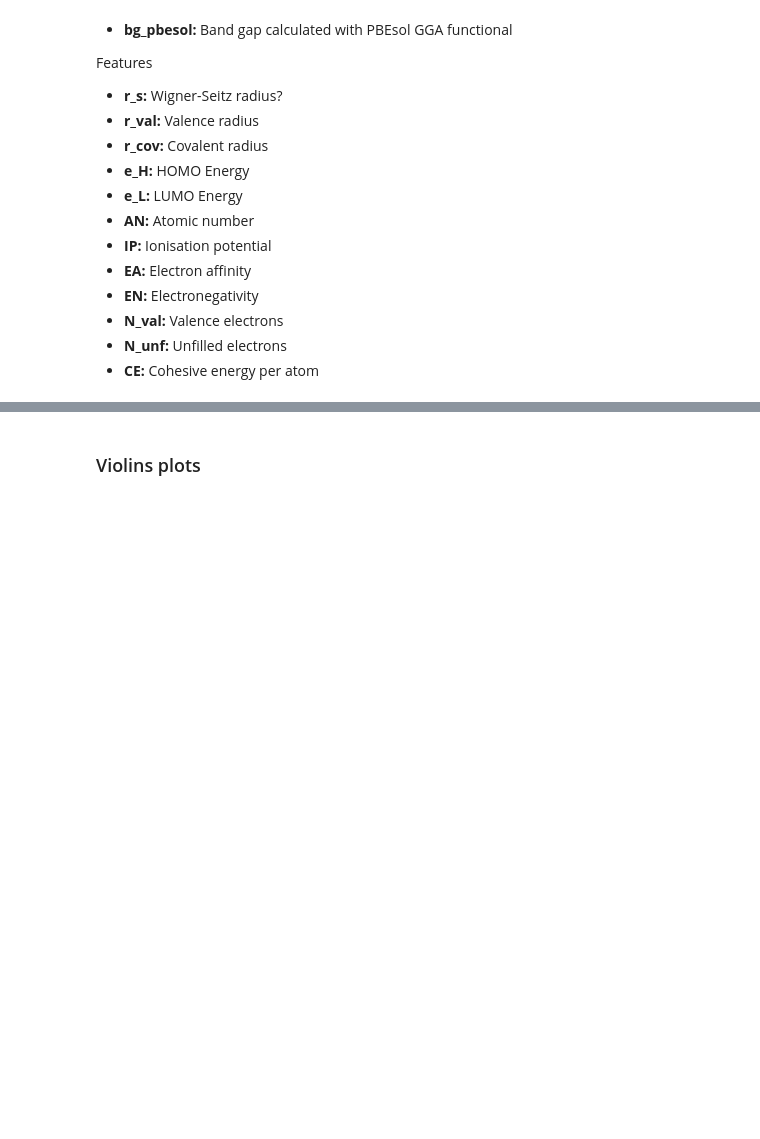
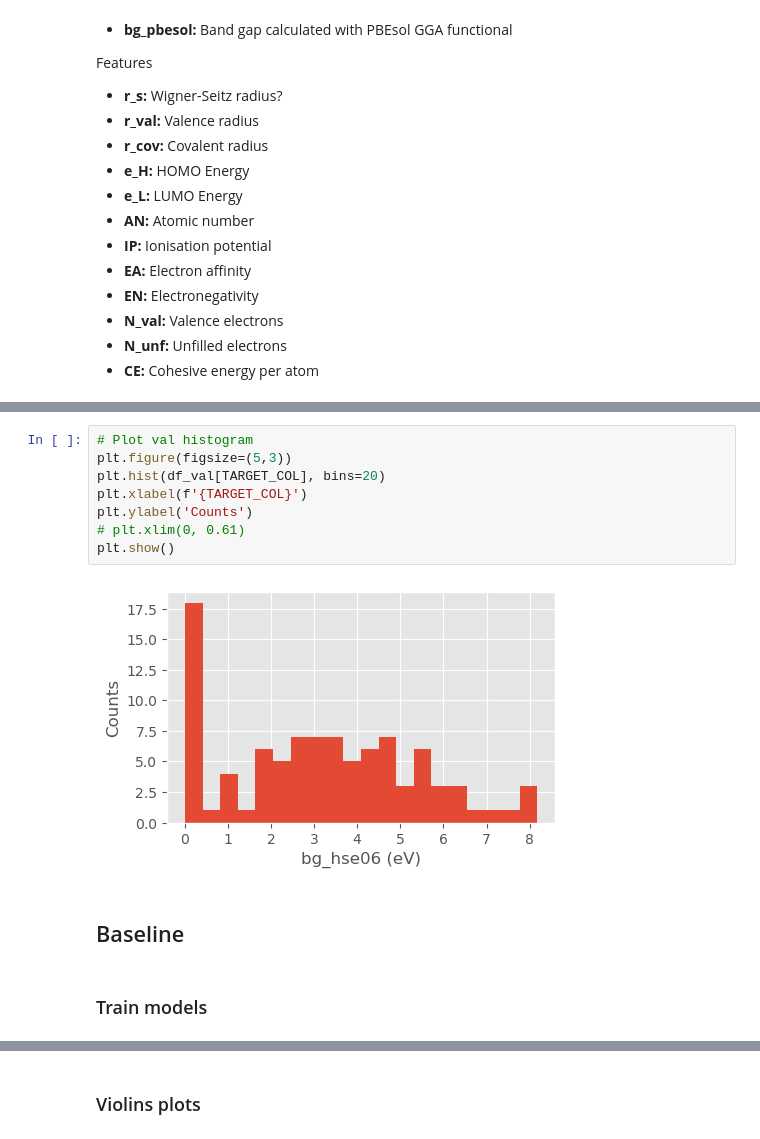
Before and after one commit to minhnghian03/property-prediction-al, a Jupyter notebook: ml/bg_id.ipynb, the cells around one changed output, grey strips where cells are left out. Saved outputs shown, nothing was run; the diff lists cells and outputs as text; blank space fills up the shorter version.

```diff
--- a/ml/bg_id.ipynb
+++ b/ml/bg_id.ipynb
@@ -473,0 +330,14 @@ make_learning_curve_plot(x, y_2, xgb_2)
+# %%
+# Plot val histogram
+plt.figure(figsize=(5,3))
+plt.hist(df_val[TARGET_COL], bins=20)
+plt.xlabel(f'{TARGET_COL}')
+plt.ylabel('Counts')
+# plt.xlim(0, 0.61)
+plt.show()
+# %% [output]
+[figure, added]
+# %% [markdown]
+## Baseline
+# %% [markdown]
+### Train models
```
Also changed, not shown: parts of 95 cells of this notebook, 19 other files.
